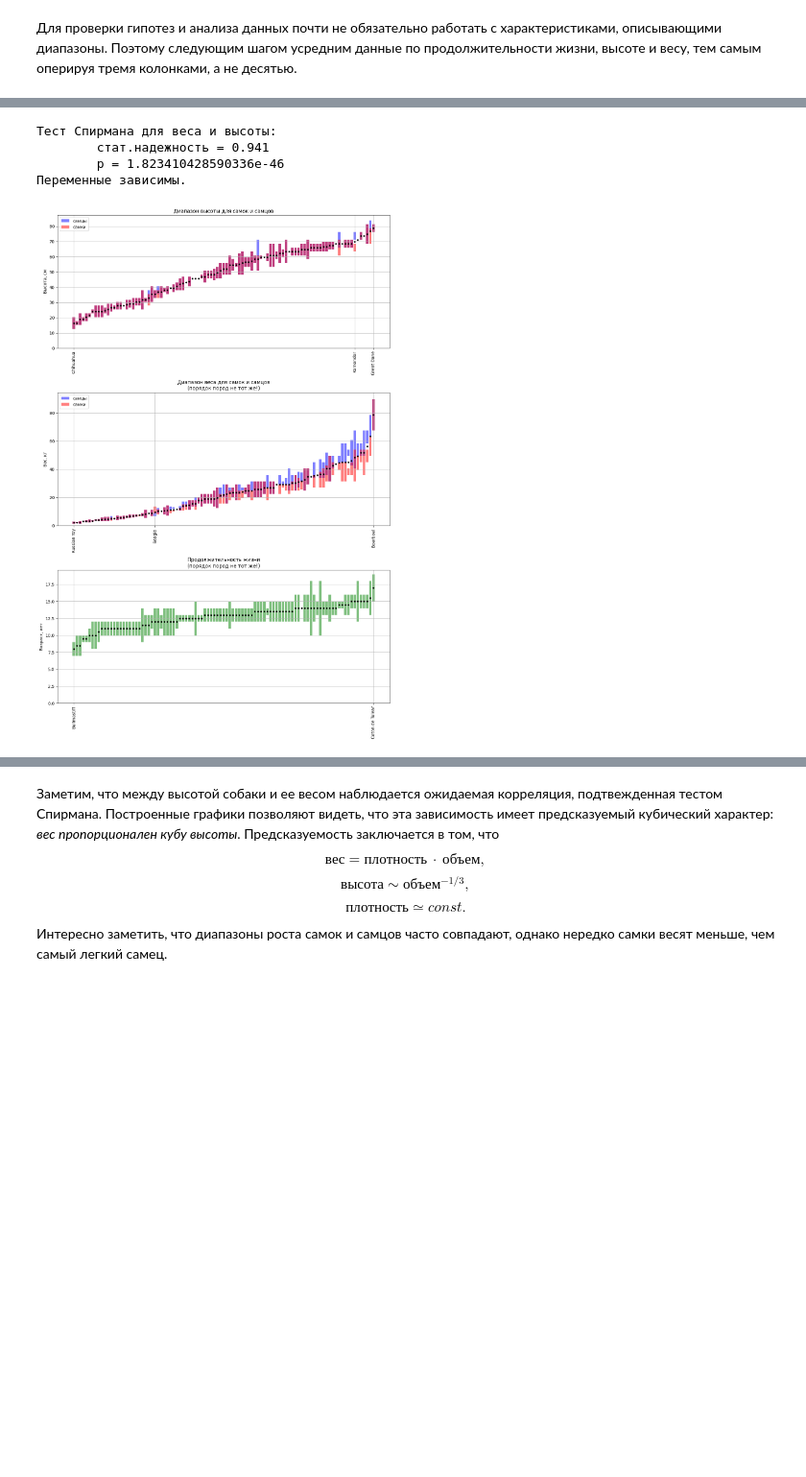
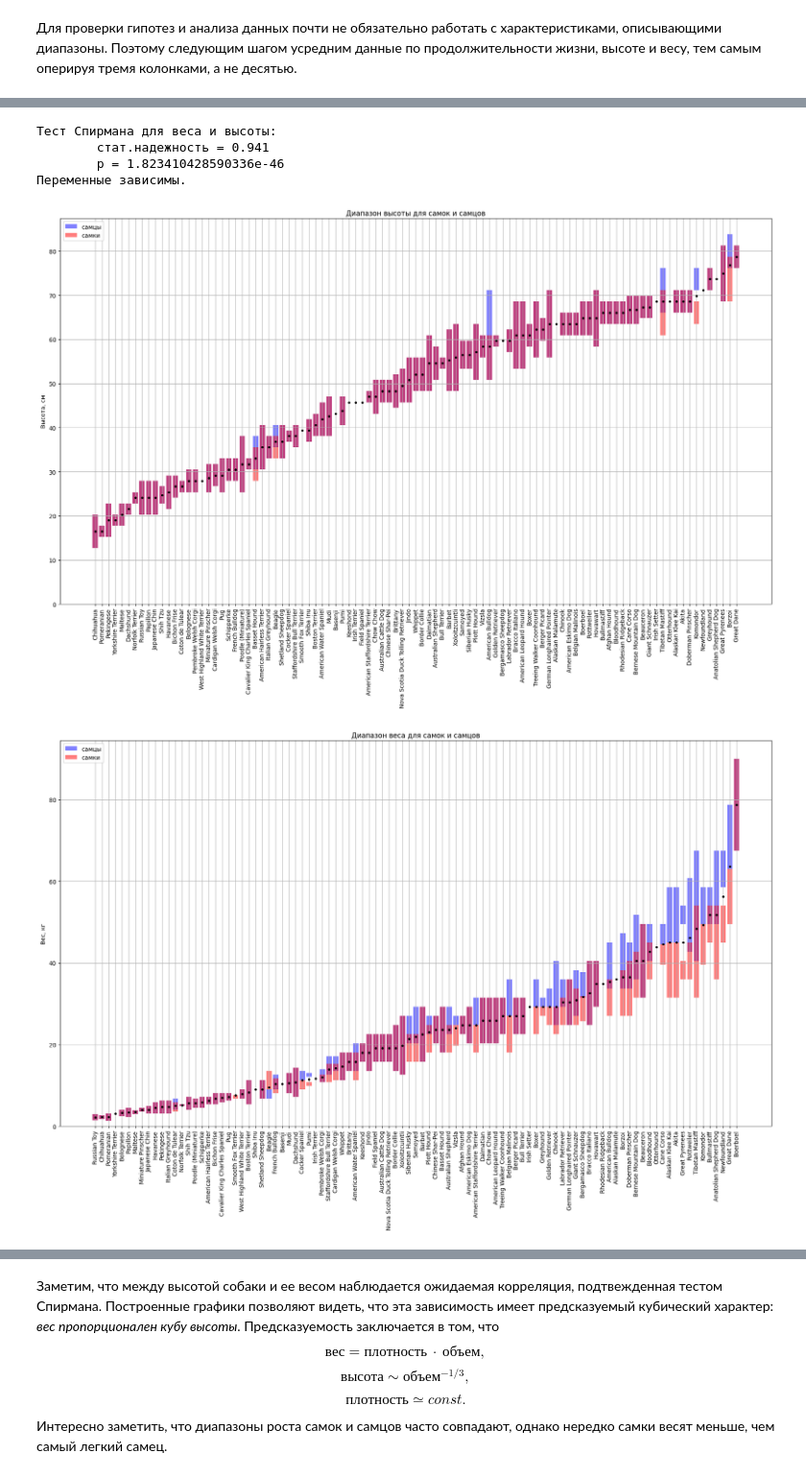
Before and after one commit to julproh/Analyz, a Jupyter notebook: Analiz_bazy_dannykh_porod_sobak.ipynb, the cells around one changed output, grey strips where cells are left out. Shown at 96% size. Cells and saved outputs as stored; diff of their text form; code cells hidden in the pictures; blank space fills up the shorter version.

```diff
--- a/Analiz_bazy_dannykh_porod_sobak.ipynb
+++ b/Analiz_bazy_dannykh_porod_sobak.ipynb
@@ -69,7 +56,7 @@ def plot_h_or_w_or_life(df: pd.DataFrame, name: str, ylabel: str):
             plt.bar(i, imax-imin, bottom=imin, color="red", alpha=0.5, **kwargs)
     else:
         for i, (max, min) in enumerate(zip(df["max_life_expectancy"], df["min_life_expectancy"])):
-            plt.bar(i, max-min, bottom=min, color="green", alpha=0.5)
+            plt.bar(i, max-min, bottom=min, color="blue", alpha=0.5)
 
     names = df.loc[:, "Name"].tolist()
     xmin, *_, xmax = names
@@ -77,12 +64,11 @@ def plot_h_or_w_or_life(df: pd.DataFrame, name: str, ylabel: str):
     plt.grid(True)
     plt.ylim(ymin=0)
     if name == "height":
-        plt.xticks([0, 96, 97-7], [xmin, xmax, names[-7]], rotation=90)
+        plt.xticks(list(range(0, 97)),names, rotation=90)
     elif name == "weight":
-        n = 26
-        plt.xticks([0, 96, n], [xmin, xmax, names[n]], rotation=90)
+        plt.xticks(list(range(0, 97)),names, rotation=90)
     else:
-        plt.xticks([0, 96], [xmin, xmax], rotation=90)
+        plt.xticks(list(range(0, 97)),names, rotation=90)
     plt.ylabel(ylabel)
     if name != "life":
         plt.legend()
@@ -186,39 +178,43 @@ def plot_ranges(df_all: pd.DataFrame):
 
 
 
-    plt.figure(figsize=[12, 6*3])
+    plt.figure(figsize=[22, 4*3])
 
-    plt.subplot(311)
+    # plt.subplot(311)
     plot_h_or_w_or_life(df, "height", "Высота, см")
     plt.title("Диапазон высоты для самок и самцов")
+    plt.show()
+    plt.figure(figsize=[22, 4*3])
+    #plt.subplot(312)
+    plot_h_or_w_or_life(df, "weight", "Вес, кг")
+    plt.title("Диапазон веса для самок и самцов")
+    plt.show()
 
-    plt.subplot(312)
-    plot_h_or_w_or_life(df, "weight", "Вес, кг")
-    plt.title("Диапазон веса для самок и самцов\n(порядок пород не тот же!)")
-
-    plt.subplot(313)
+    #plt.subplot(313)
+    plt.figure(figsize=[22, 4*3])
     plot_h_or_w_or_life(df, "life", "Возраст, лет")
-    plt.title("Продолжительность жизни\n(порядок пород не тот же!)")
+    plt.title("Продолжительность жизни")
 
     plt.tight_layout()
     plt.show()
 
 
 
     cols = list(set(df_all.columns) - set(taken_cols))
 
     ret = df_all.loc[:, cols]
     ret["avg_height"] = df["avg_height"]
     ret["avg_weight"] = df["avg_weight"]
     ret["avg_life"] = df["avg_life"]
     ret["Name"] = df["Name"]
     return ret
 
 df = plot_ranges(df_all)
 # %% [output]
 [figure]
 Тест Спирмана для веса и высоты:
         стат.надежность = 0.941
         p = 1.823410428590336e-46
 Переменные зависимы.
-[figure, old version]
+[figure, new version]
+[figure, added]
```
Also changed, not shown: parts of 20 cells of this notebook, 22 other files.
